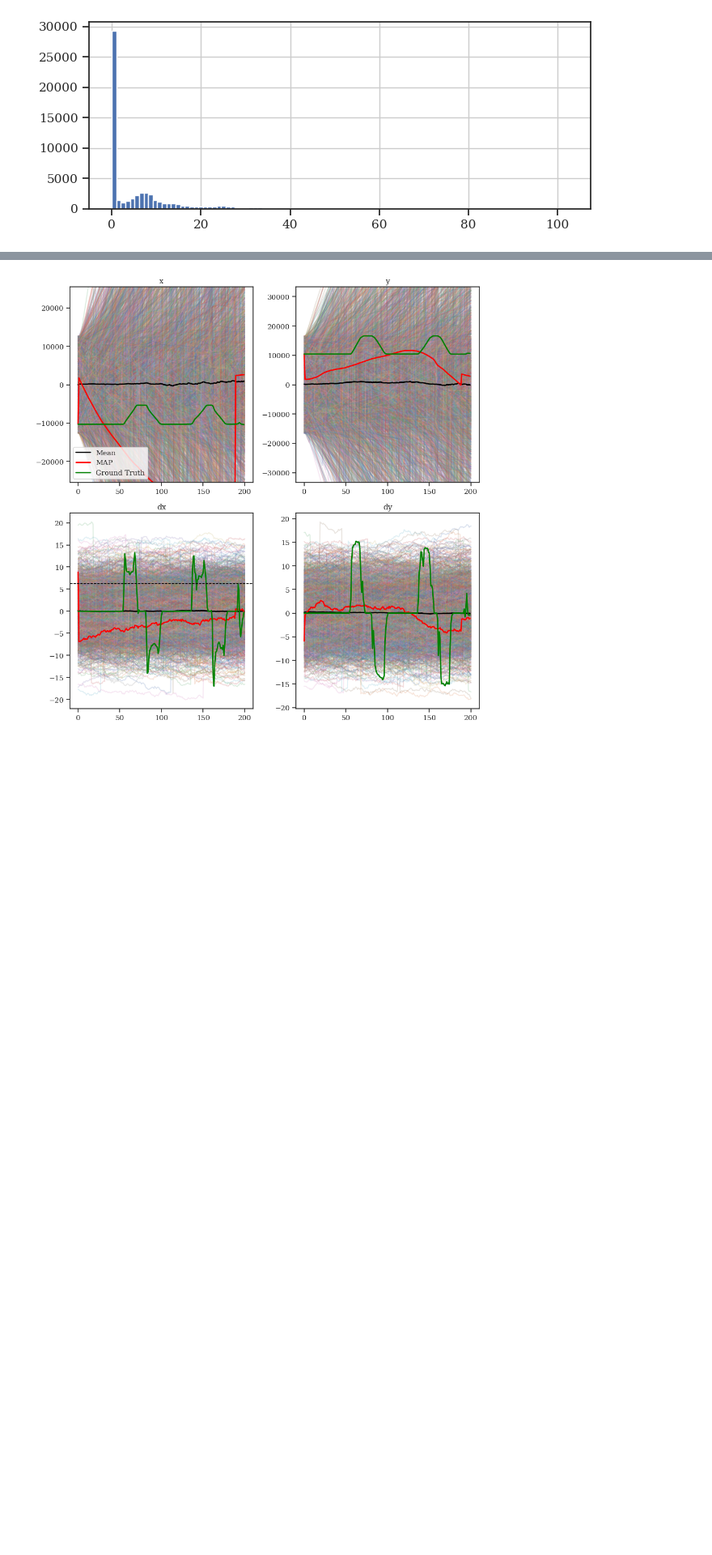
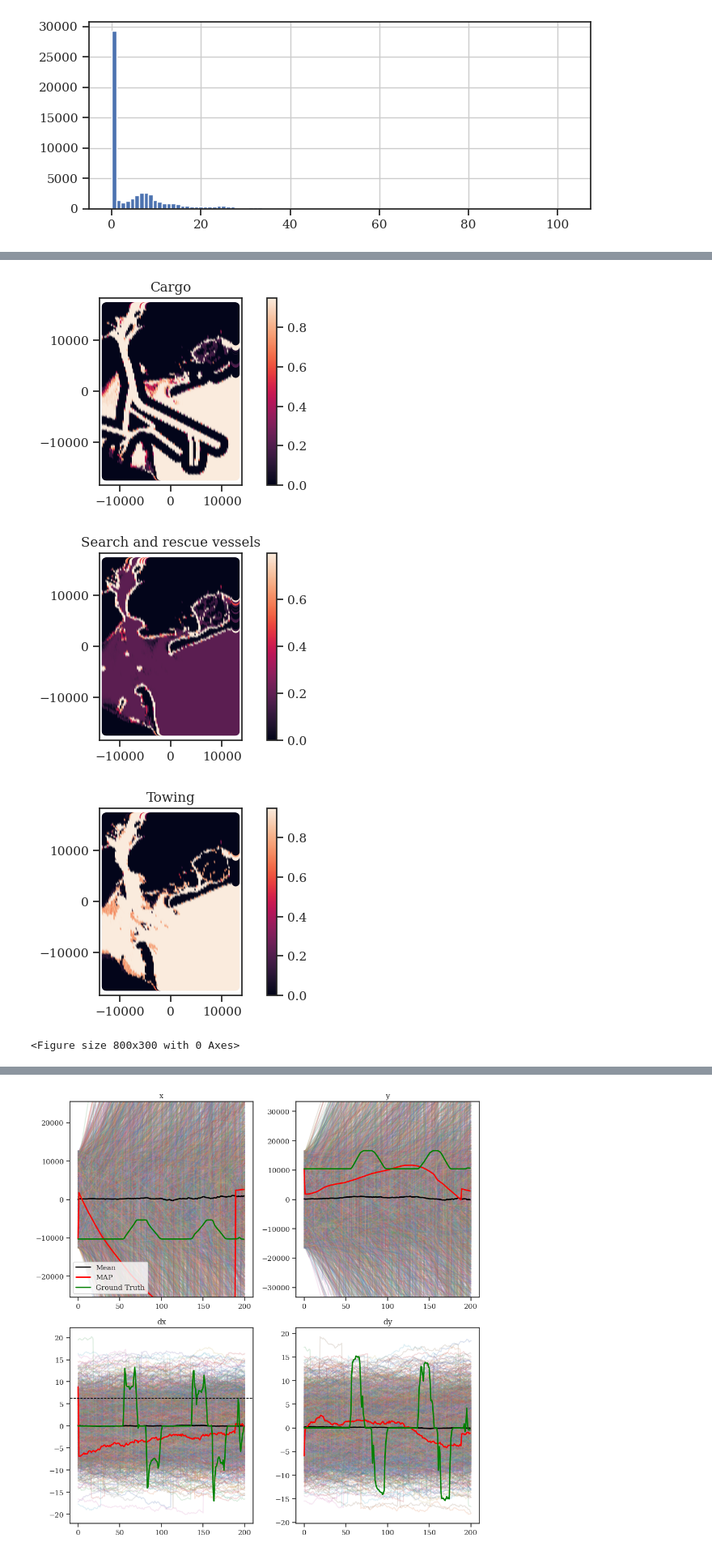
Before and after one commit to HRI-EU/ProMis, a Jupyter notebook: examples/promis-ships.ipynb, the cells around one changed output, grey strips where cells are left out. Shown at 81% size. Drawn from its saved outputs; the diff is of its cells as text; code cells hidden in the pictures; blank space fills up the shorter version.

```diff
--- a/examples/promis-ships.ipynb
+++ b/examples/promis-ships.ipynb
@@ -428,6 +445,12 @@ pass
 # %% [output]
 [figure]
 <Figure size 800x300 with 0 Axes>
+# %%
+vessel_type = "Search and rescue vessels"
+df_ = df[df["VesselTypeName"] == vessel_type]
+path = Path(".") / "plots" / f"ais-{setting}-trace"
+path.mkdir(exist_ok=True)
+df_[["LON", "LAT", "MMSI"]].to_csv(path / f"{vessel_type}.csv", index=False)
 # %%
 relevant_vessel_types = [
     "Cargo",
@@ -578,0 +616,12 @@ interpolator = landscape.get_interpolator(method="nearest")
+# %%
+for vessel_type, landscape in landscapes.items():
+    landscape.scatter()
+    plt.colorbar()
+    plt.title(vessel_type)
+    plt.show()
+    plt.clf()
+# %% [output]
+[figure, added]
+[figure, added]
+[figure, added]
+<Figure size 800x300 with 0 Axes>
```
Also changed, not shown: parts of 35 cells of this notebook.
